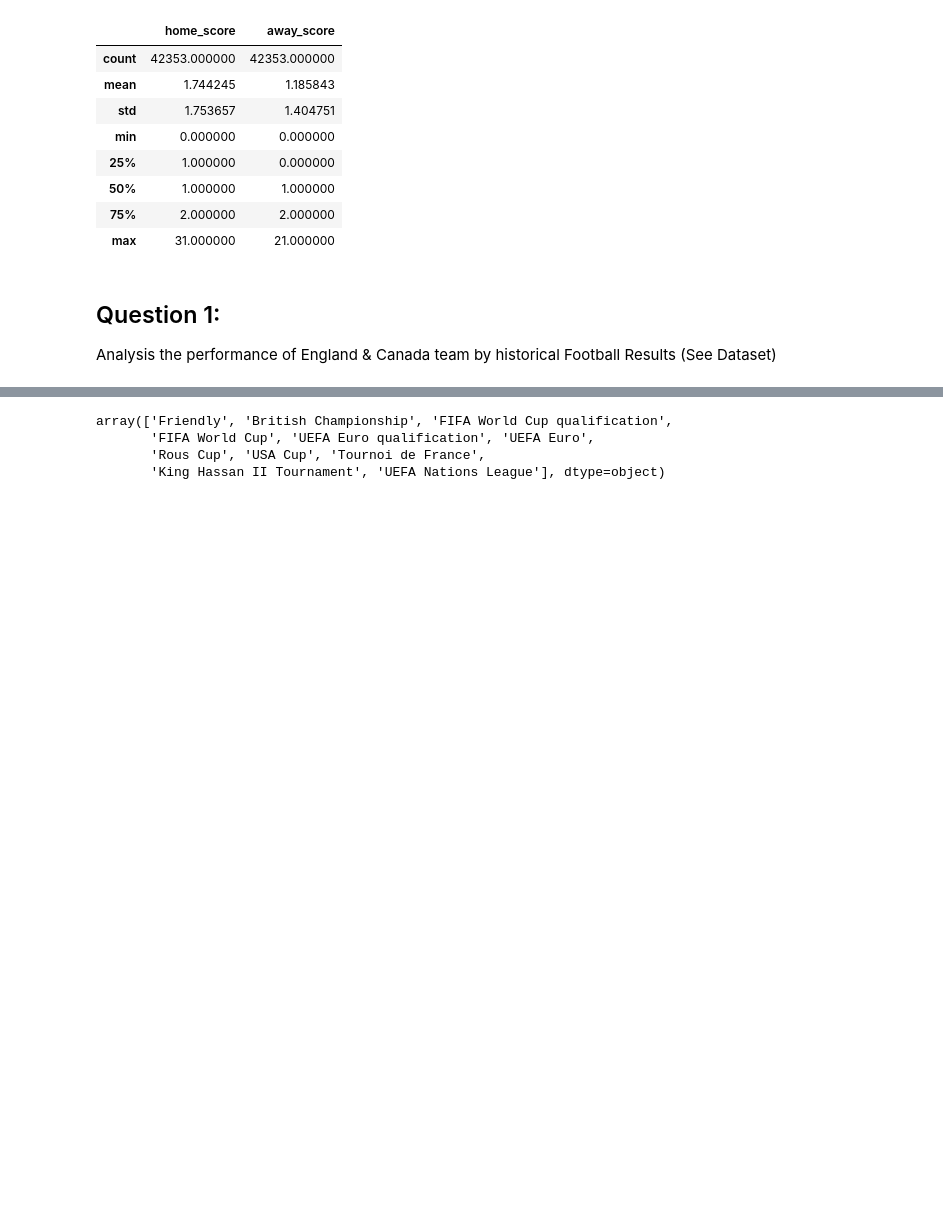
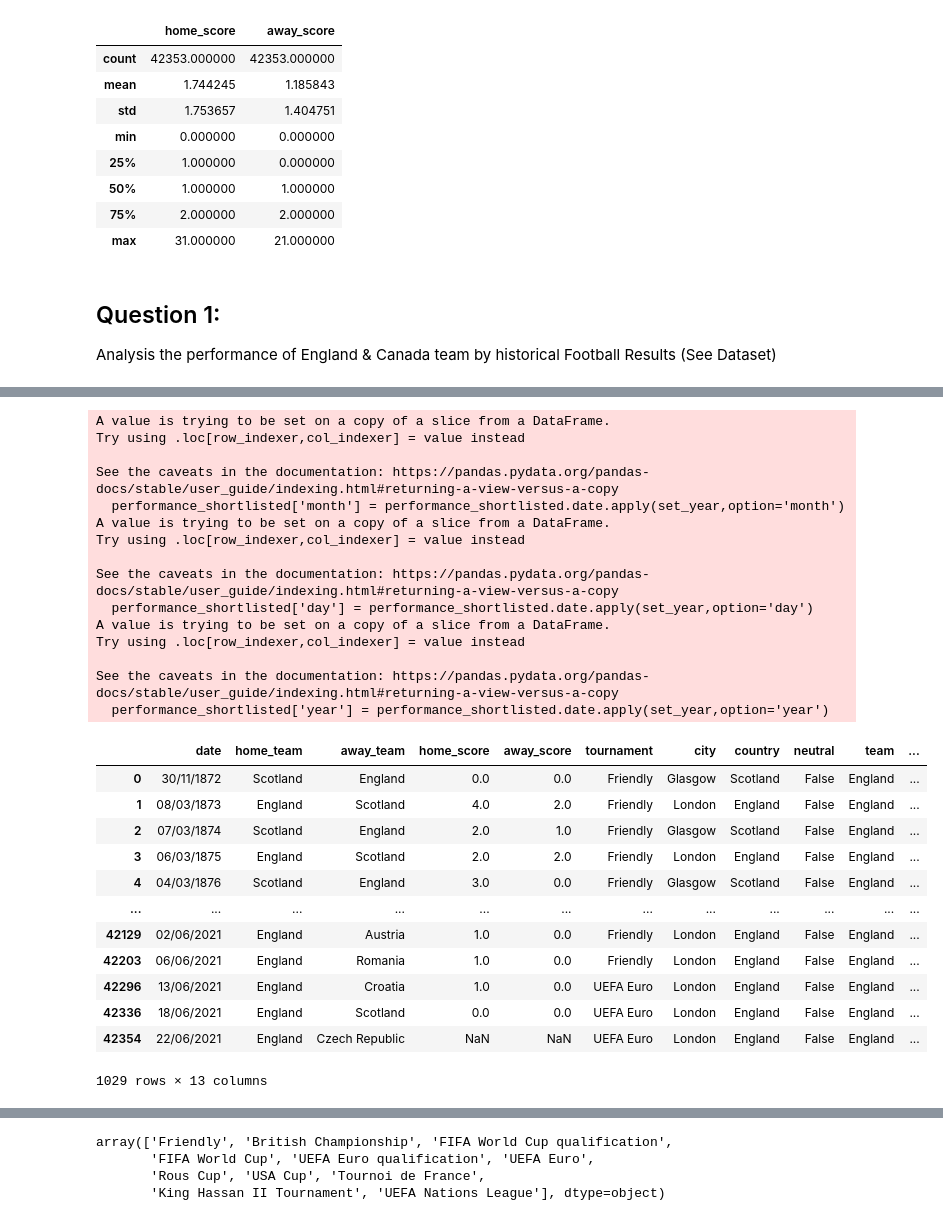
Before and after one commit to minhtran1309/DS_CC_solution, a Jupyter notebook: DS_foot_analysis.ipynb, the cells around one changed output, grey strips where cells are left out. Drawn from its saved outputs; the diff is of its cells as text; code cells hidden in the pictures; blank space fills up the shorter version.

```diff
--- a/DS_foot_analysis.ipynb
+++ b/DS_foot_analysis.ipynb
@@ -27,5 +28,6 @@ import matplotlib.patches as mpatches
 # %%
 input_fn = 'football_data.csv'
+VALID_DATE_OPTIONS = {'day', 'month', 'year'}
 # %%
 data = pd.read_csv(input_fn, sep='\t')
 data
@@ -53,6 +55,18 @@ def correct_date(value):
         return '{0}/{1}/{2}'.format(dd, mm, yyyy)
     else:
         return value
+# %%
+def set_year(value, option:str='year'):
+    split_datetime = re.split('/',value)
+    if option not in VALID_DATE_OPTIONS:
+        raise ValueError("option must be of type" % VALID_DATE_OPTIONS)
+    dd, mm, yyyy  = split_datetime
+    if option == 'year':
+        return yyyy
+    elif option == 'month':
+        return mm
+    else:
+        return dd
 # %%
 data.date = data.date.apply(correct_date)
 data
@@ -124,0 +146,34 @@ performance_shortlisted
+# %%
+performance_shortlisted['month'] = performance_shortlisted.date.apply(set_year,option='month')
+performance_shortlisted['day'] = performance_shortlisted.date.apply(set_year,option='day')
+performance_shortlisted['year'] = performance_shortlisted.date.apply(set_year,option='year')
+performance_shortlisted
+# %% [output]
+A value is trying to be set on a copy of a slice from a DataFrame.
+Try using .loc[row_indexer,col_indexer] = value instead
+
+See the caveats in the documentation: https://pandas.pydata.org/pandas-docs/stable/user_guide/indexing.html#returning-a-view-versus-a-copy
+  performance_shortlisted['month'] = performance_shortlisted.date.apply(set_year,option='month')
+A value is trying to be set on a copy of a slice from a DataFrame.
+Try using .loc[row_indexer,col_indexer] = value instead
+
+See the caveats in the documentation: https://pandas.pydata.org/pandas-docs/stable/user_guide/indexing.html#returning-a-view-versus-a-copy
+  performance_shortlisted['day'] = performance_shortlisted.date.apply(set_year,option='day')
+A value is trying to be set on a copy of a slice from a DataFrame.
+Try using .loc[row_indexer,col_indexer] = value instead
+
+See the caveats in the documentation: https://pandas.pydata.org/pandas-docs/stable/user_guide/indexing.html#returning-a-view-versus-a-copy
+  performance_shortlisted['year'] = performance_shortlisted.date.apply(set_year,option='year')
+|  | date | home_team | away_team | home_score | away_score | tournament | city | country | neutral | team | ... |
+| 0 | 30/11/1872 | Scotland | England | 0.0 | 0.0 | Friendly | Glasgow | Scotland | False | England | ... |
+| 1 | 08/03/1873 | England | Scotland | 4.0 | 2.0 | Friendly | London | England | False | England | ... |
+| 2 | 07/03/1874 | Scotland | England | 2.0 | 1.0 | Friendly | Glasgow | Scotland | False | England | ... |
+| 3 | 06/03/1875 | England | Scotland | 2.0 | 2.0 | Friendly | London | England | False | England | ... |
+| 4 | 04/03/1876 | Scotland | England | 3.0 | 0.0 | Friendly | Glasgow | Scotland | False | England | ... |
+| ... | ... | ... | ... | ... | ... | ... | ... | ... | ... | ... | ... |
+| 42129 | 02/06/2021 | England | Austria | 1.0 | 0.0 | Friendly | London | England | False | England | ... |
+| 42203 | 06/06/2021 | England | Romania | 1.0 | 0.0 | Friendly | London | England | False | England | ... |
+| 42296 | 13/06/2021 | England | Croatia | 1.0 | 0.0 | UEFA Euro | London | England | False | England | ... |
+| 42336 | 18/06/2021 | England | Scotland | 0.0 | 0.0 | UEFA Euro | London | England | False | England | ... |
+| 42354 | 22/06/2021 | England | Czech Republic | NaN | NaN | UEFA Euro | London | England | False | England | ... |
+1029 rows × 13 columns
```
Also changed, not shown: parts of 11 cells of this notebook.
